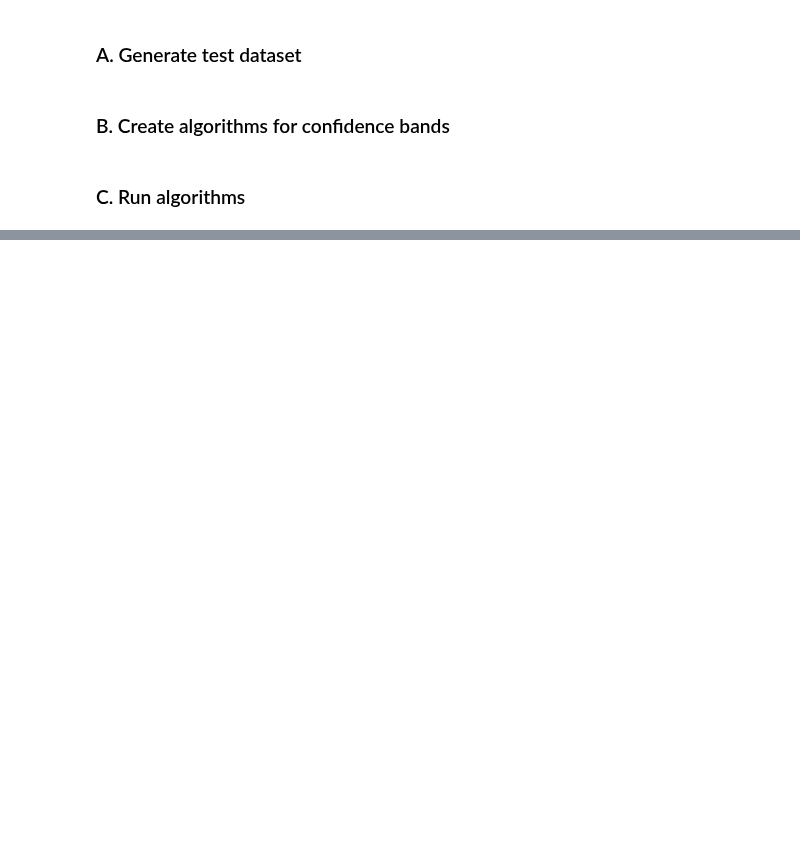
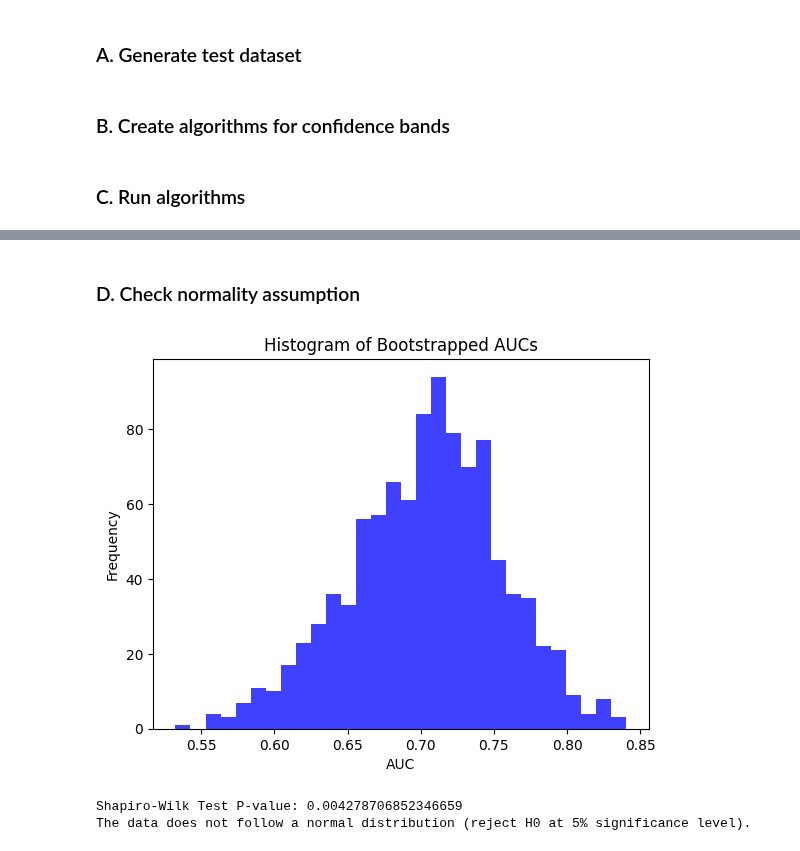
Before and after one commit to at621/snippets, a Jupyter notebook: gini_performance_test.ipynb, the cells around one changed output, grey strips where cells are left out. Cells and saved outputs as stored; diff of their text form; code cells hidden in the pictures; blank space fills up the shorter version.

```diff
--- a/gini_performance_test.ipynb
+++ b/gini_performance_test.ipynb
@@ -389,0 +394,37 @@ formatted_df
+# %% [markdown]
+### D. Check normality assumption
+# %%
+def bootstrap_auc(dataframe, n_iterations=1000):
+    bootstrapped_aucs = []
+    for _ in range(n_iterations):
+        # Sample with replacement
+        sample_df = dataframe.sample(n=len(dataframe), replace=True)
+        # Calculate AUC
+        auc = roc_auc_score(sample_df['default'], sample_df['score'])
+        bootstrapped_aucs.append(auc)
+    return bootstrapped_aucs
+
+# Create dataset
+test_data = generate_independent_data(base_dataset_size * 1)
+boot_aucs = bootstrap_auc(test_data)
+
+# Histogram
+plt.hist(boot_aucs, bins=30, alpha=0.75, color='blue')
+plt.title('Histogram of Bootstrapped AUCs')
+plt.xlabel('AUC')
+plt.ylabel('Frequency')
+plt.show()
+
+# Shapiro-Wilk Test
+stat, p_value = stats.shapiro(boot_aucs)
+print('Shapiro-Wilk Test P-value:', p_value)
+
+# Interpret results
+if p_value > 0.05:
+    print("The data follows a normal distribution (fail to reject H0 at 5% significance level).")
+else:
+    print("The data does not follow a normal distribution (reject H0 at 5% significance level).")
+# %% [output]
+[figure, added]
+Shapiro-Wilk Test P-value: 0.004278706852346659
+The data does not follow a normal distribution (reject H0 at 5% significance level).
```
Also changed, not shown: parts of 6 cells of this notebook.
